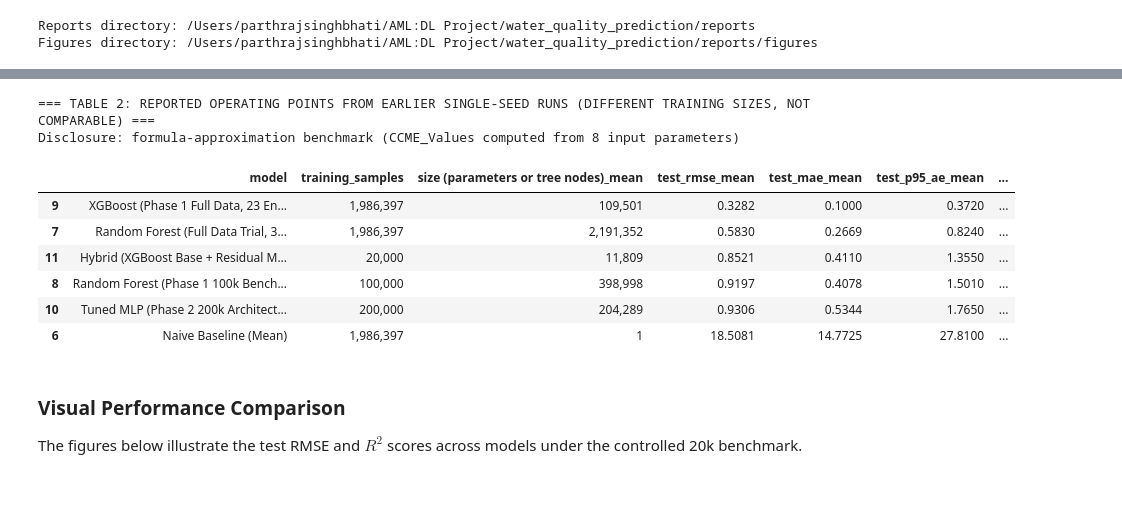
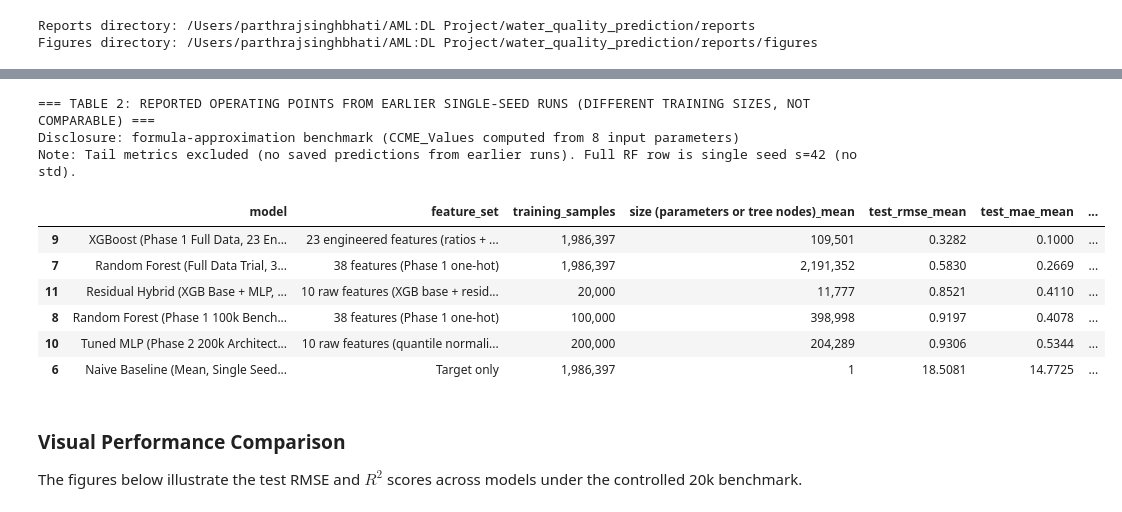
Before and after one commit to Taj-2005/water_quality_prediction, a Jupyter notebook: notebooks/10_final_comparison.ipynb, the cells around one changed output, grey strips where cells are left out. Saved outputs shown, nothing was run; the diff lists cells and outputs as text; code cells hidden in the pictures.

```diff
--- a/notebooks/10_final_comparison.ipynb
+++ b/notebooks/10_final_comparison.ipynb
@@ -78,36 +84,34 @@ Disclosure: formula-approximation benchmark (CCME_Values computed from 8 input p
 # %%
 # Table 2: Reported Operating Points from Earlier Single-Seed Runs (Different Training Sizes, Not Comparable)
 size_col = "size (parameters or tree nodes)_mean" if "size (parameters or tree nodes)_mean" in df_summary.columns else "n_params_mean"
 scale_cols = [
-    "model", "training_samples", size_col,
+    "model", "feature_set", "training_samples", size_col,
     "test_rmse_mean", "test_mae_mean",
-    "test_p95_ae_mean", "test_p99_ae_mean", "test_max_ae_mean",
     "test_r2_mean", "fit_time_s_mean"
 ]
 scale_summary = df_summary[df_summary["benchmark"] == "reported_operating_points_not_comparable"][scale_cols].sort_values("test_rmse_mean")
 print("=== TABLE 2: REPORTED OPERATING POINTS FROM EARLIER SINGLE-SEED RUNS (DIFFERENT TRAINING SIZES, NOT COMPARABLE) ===")
 print("Disclosure: formula-approximation benchmark (CCME_Values computed from 8 input parameters)")
+print("Note: Tail metrics excluded (no saved predictions from earlier runs). Full RF row is single seed s=42 (no std).")
 display(scale_summary.style.format({
     "test_rmse_mean": "{:.4f}",
     "test_mae_mean": "{:.4f}",
-    "test_p95_ae_mean": "{:.4f}",
-    "test_p99_ae_mean": "{:.4f}",
-    "test_max_ae_mean": "{:.4f}",
     "test_r2_mean": "{:.4f}",
     size_col: "{:,.0f}",
     "fit_time_s_mean": "{:.2f}s",
     "training_samples": "{:,}"
 }))
 # %% [output]
 === TABLE 2: REPORTED OPERATING POINTS FROM EARLIER SINGLE-SEED RUNS (DIFFERENT TRAINING SIZES, NOT COMPARABLE) ===
 Disclosure: formula-approximation benchmark (CCME_Values computed from 8 input parameters)
+Note: Tail metrics excluded (no saved predictions from earlier runs). Full RF row is single seed s=42 (no std).
-|  | model | training_samples | size (parameters or tree nodes)_mean | test_rmse_mean | test_mae_mean | test_p95_ae_mean | ... |
-| 9 | XGBoost (Phase 1 Full Data, 23 En... | 1,986,397 | 109,501 | 0.3282 | 0.1000 | 0.3720 | ... |
-| 7 | Random Forest (Full Data Trial, 3... | 1,986,397 | 2,191,352 | 0.5830 | 0.2669 | 0.8240 | ... |
-| 11 | Hybrid (XGBoost Base + Residual M... | 20,000 | 11,809 | 0.8521 | 0.4110 | 1.3550 | ... |
-| 8 | Random Forest (Phase 1 100k Bench... | 100,000 | 398,998 | 0.9197 | 0.4078 | 1.5010 | ... |
-| 10 | Tuned MLP (Phase 2 200k Architect... | 200,000 | 204,289 | 0.9306 | 0.5344 | 1.7650 | ... |
-| 6 | Naive Baseline (Mean) | 1,986,397 | 1 | 18.5081 | 14.7725 | 27.8100 | ... |
+|  | model | feature_set | training_samples | size (parameters or tree nodes)_mean | test_rmse_mean | test_mae_mean | ... |
+| 9 | XGBoost (Phase 1 Full Data, 23 En... | 23 engineered features (ratios + ... | 1,986,397 | 109,501 | 0.3282 | 0.1000 | ... |
+| 7 | Random Forest (Full Data Trial, 3... | 38 features (Phase 1 one-hot) | 1,986,397 | 2,191,352 | 0.5830 | 0.2669 | ... |
+| 11 | Residual Hybrid (XGB Base + MLP, ... | 10 raw features (XGB base + resid... | 20,000 | 11,777 | 0.8521 | 0.4110 | ... |
+| 8 | Random Forest (Phase 1 100k Bench... | 38 features (Phase 1 one-hot) | 100,000 | 398,998 | 0.9197 | 0.4078 | ... |
+| 10 | Tuned MLP (Phase 2 200k Architect... | 10 raw features (quantile normali... | 200,000 | 204,289 | 0.9306 | 0.5344 | ... |
+| 6 | Naive Baseline (Mean, Single Seed... | Target only | 1,986,397 | 1 | 18.5081 | 14.7725 | ... |
 # %% [markdown]
 ### Visual Performance Comparison
 
```
Also changed, not shown: parts of 10 cells of this notebook, 9 other files.
